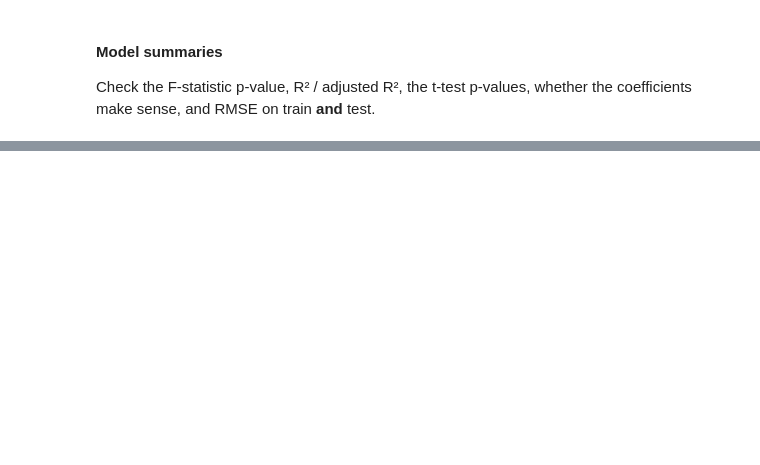
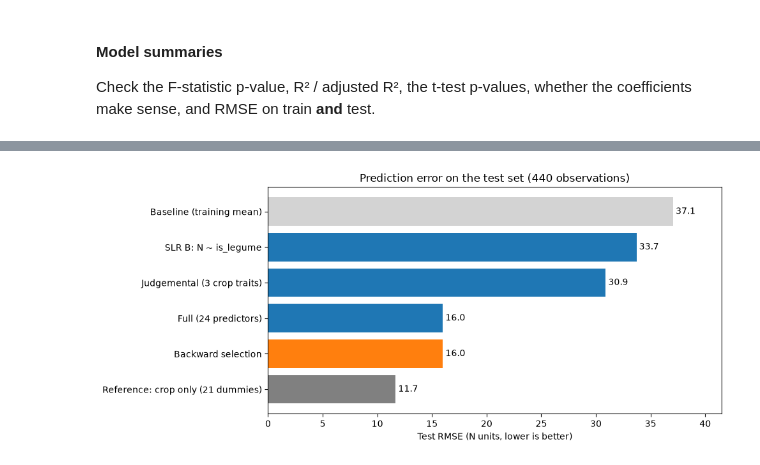
Before and after one commit to UbaidUllah777/Crop_Recommendation_Analysis, a Jupyter notebook: Crop_Recommendation_Workshop_C.ipynb, the cells around one changed output, grey strips where cells are left out. Drawn from its saved outputs; the diff is of its cells as text; code cells hidden in the pictures; blank space fills up the shorter version.

```diff
--- a/Crop_Recommendation_Workshop_C.ipynb
+++ b/Crop_Recommendation_Workshop_C.ipynb
@@ -1393,0 +1391,11 @@ can improve prediction accuracy.
+# %%
+crop_model = smf.ols(f"{Y} ~ " + " + ".join(label_dummies), data=train).fit()
+RMSE_trn_crop = rmse(train[Y], crop_model.predict(train))
+RMSE_tst_crop = rmse(test[Y], crop_model.predict(test))
+print(f"Crop only (21 dummies): adjusted R² = {crop_model.rsquared_adj:.3f}, "
+      f"train RMSE = {RMSE_trn_crop:.2f}, test RMSE = {RMSE_tst_crop:.2f}")
+
+field_cols = [use_version[c] for c in ["P", "K", "temp", "humid", "ph", "rain", "P_K_ratio"]]
+crop_field_model = smf.ols(f"{Y} ~ " + " + ".join(label_dummies + field_cols), data=train).fit()
+print(f"Crop + field variables: adjusted R² = {crop_field_model.rsquared_adj:.3f}, "
+      f"test RMSE = {rmse(test[Y], crop_field_model.predict(test)):.2f}")
@@ -1393,0 +1416,24 @@ can improve prediction accuracy.
+# %%
+mlr_results = pd.DataFrame([
+    evaluate(f"SLR B: N ~ {SLR_B}", slr_b, X_b, sm.add_constant(test[[SLR_B]])),
+    evaluate("Judgemental (3 crop traits)", judge_model, train, test),
+    evaluate("Full (24 predictors)", full_model, train, test),
+    evaluate("Backward selection", back_model, train, test),
+    evaluate("Reference: crop only (21 dummies)", crop_model, train, test),
+]).set_index("Model")
+mlr_results["Test_RMSE_better_than_baseline_%"] = 100 * (baseline_test_rmse - mlr_results["Test_RMSE"]) / baseline_test_rmse
+display(mlr_results.round(4))
+
+# Test RMSE of each model (lower is better)
+fig, ax = plt.subplots(figsize=(10, 4.5))
+names = ["Baseline (training mean)"] + mlr_results.index.tolist()
+values = [baseline_test_rmse] + mlr_results["Test_RMSE"].tolist()
+colours = ["lightgrey", "tab:blue", "tab:blue", "tab:blue", "tab:orange", "grey"]
+bars = ax.barh(names[::-1], values[::-1], color=colours[::-1])
+ax.bar_label(bars, fmt="%.1f", padding=3)
+ax.set_xlabel("Test RMSE (N units, lower is better)")
+ax.set_title("Prediction error on the test set (440 observations)")
+ax.set_xlim(0, max(values) * 1.12)
+plt.tight_layout()
+plt.show()
+# %% [output]
@@ -1393,0 +1447 @@ can improve prediction accuracy.
+[figure, added]
```
Also changed, not shown: parts of 73 cells of this notebook, 1 other file.
